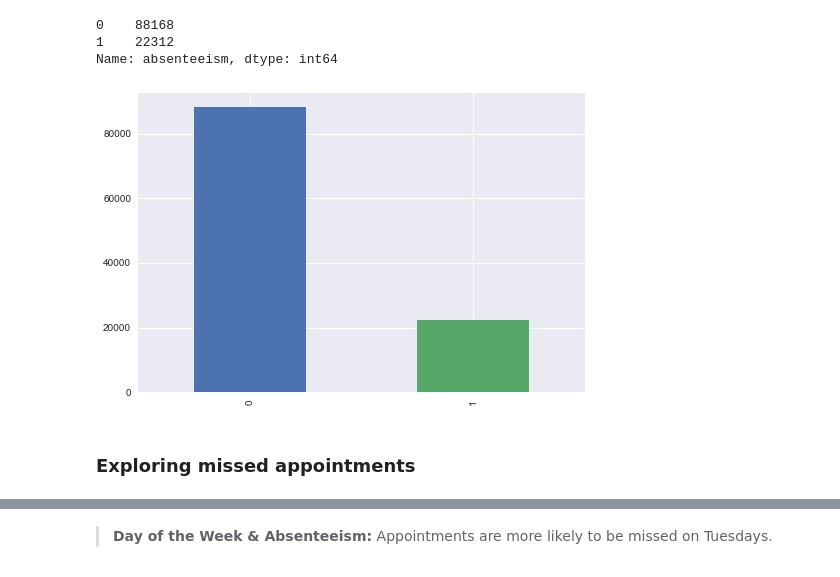
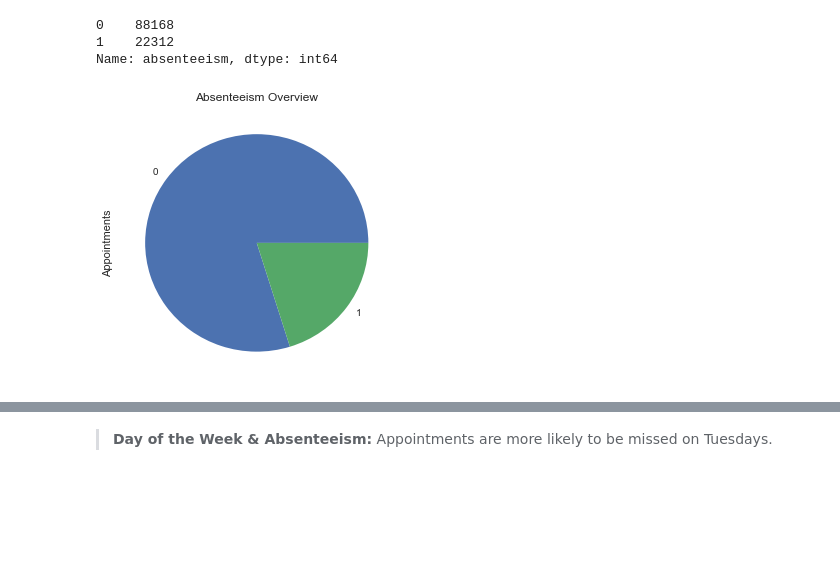
Before and after one commit to IreneFlorez/medical-data-analysis, a Jupyter notebook: Missed_Appointments.ipynb, the cells around one changed output, grey strips where cells are left out. Saved outputs shown, nothing was run; the diff lists cells and outputs as text; code cells hidden in the pictures; blank space fills up the shorter version.

Commit message:
updated comments and neighborhood chart

```diff
--- a/Missed_Appointments.ipynb
+++ b/Missed_Appointments.ipynb
@@ -283,3 +312,7 @@ df['week_day'] = pd.to_datetime(df['appointment_day']).apply(lambda x: x.isoweek
+# %%
+#Creating the age_bins
+bins = [0, 10, 20, 30, 40, 50, 60, 70, 80, 90, 100]
+df['age_bins'] = pd.cut(df['age'], bins)
 # %% [markdown]
 <a id='eda'></a>
 ## Exploratory analysis
@@ -376,8 +433,8 @@ df['absenteeism'].value_counts()
 1    22312
 Name: absenteeism, dtype: int64
 # %%
-df['absenteeism'].value_counts().plot(kind='bar');
+df['absenteeism'].value_counts().plot(kind='pie',figsize=(5,5));
+plt.title('Absenteeism Overview')
+plt.ylabel("Appointments");
 # %% [output]
-[figure, old version]
+[figure, new version]
-# %% [markdown]
-### Exploring missed appointments
```
Also changed, not shown: parts of 60 cells of this notebook.
